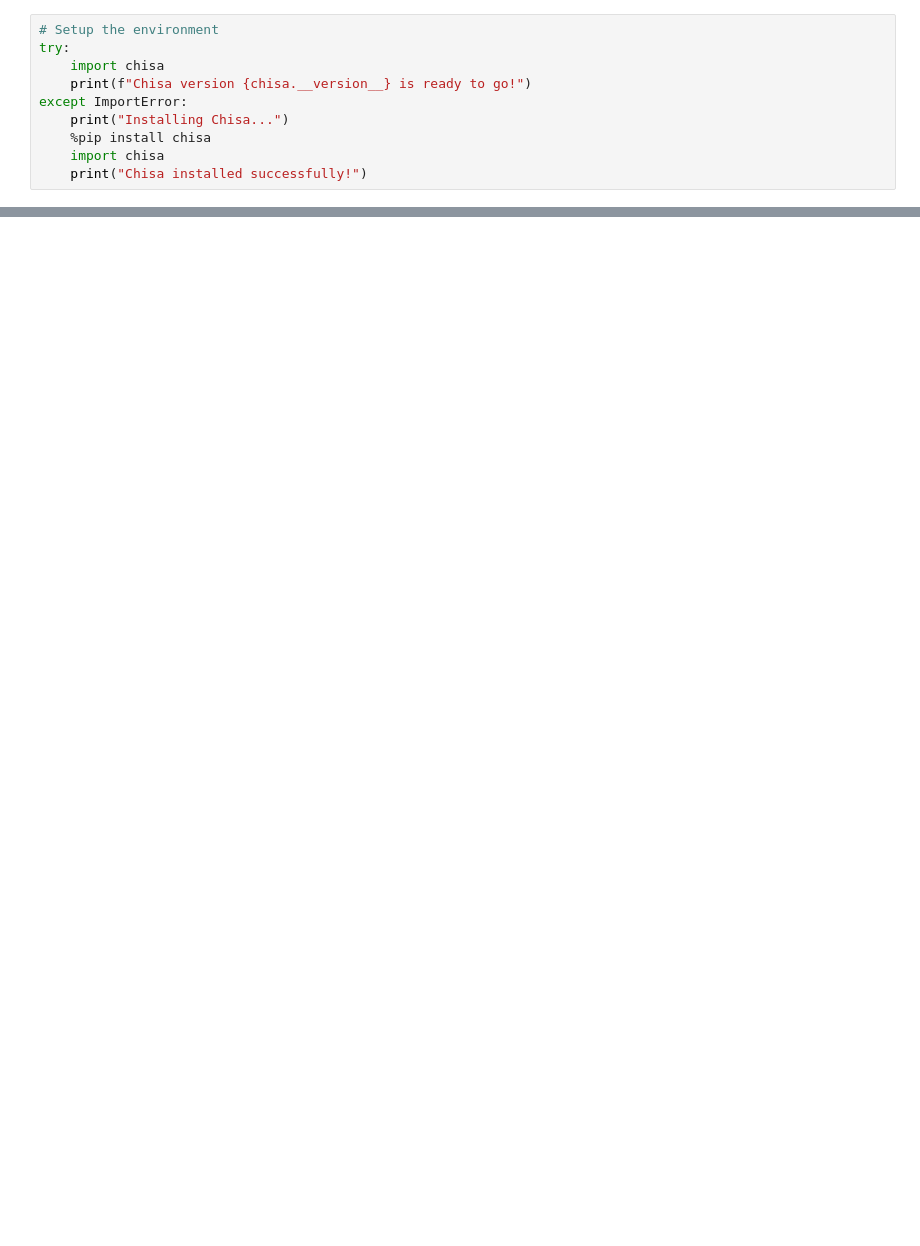
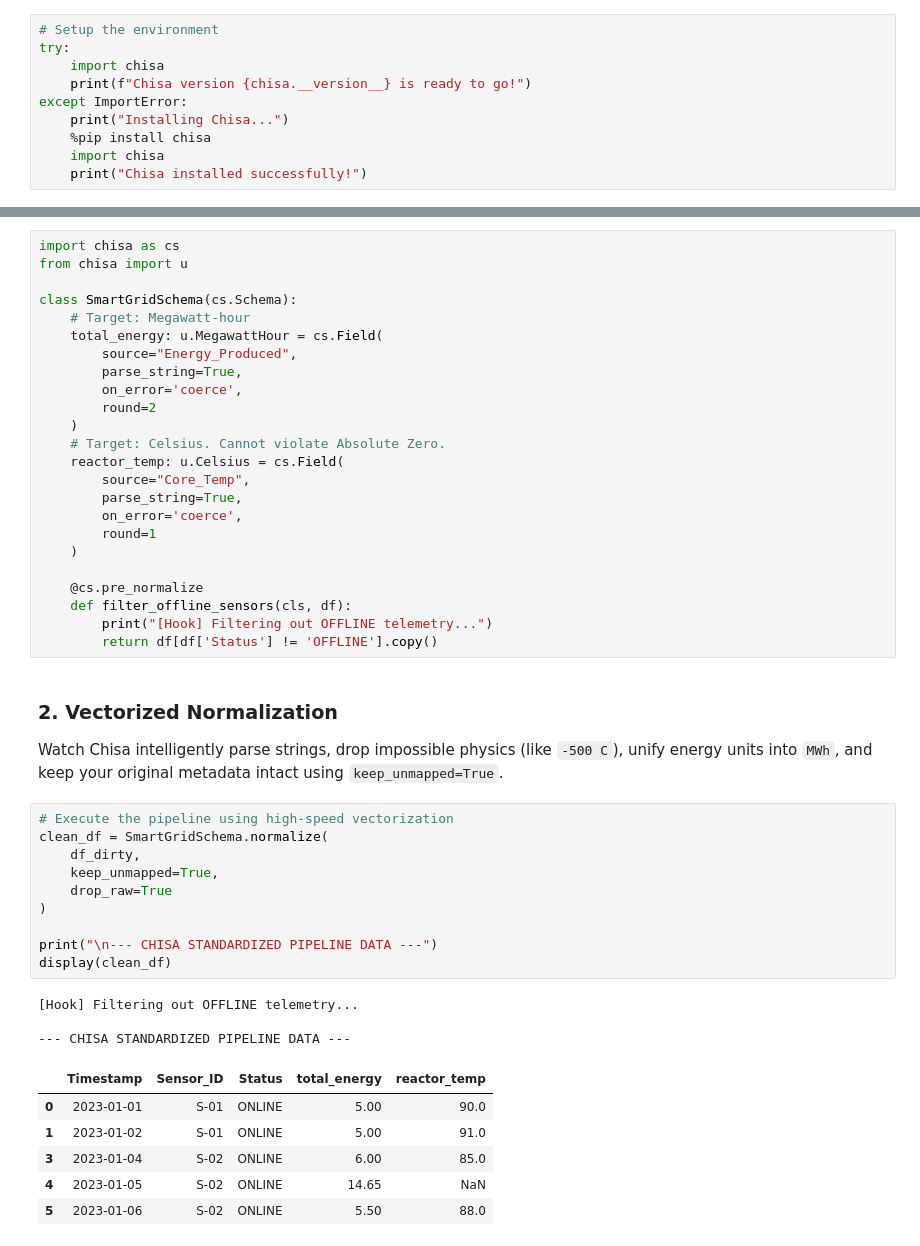
Before and after one commit to rannd1nt/phaethon, a Jupyter notebook: examples/T02_Chisa_RealWorld_Workflow.ipynb, the cells around one changed output, grey strips where cells are left out. Saved outputs shown, nothing was run; the diff lists cells and outputs as text; blank space fills up the shorter version.

```diff
--- a/examples/T02_Chisa_RealWorld_Workflow.ipynb
+++ b/examples/T02_Chisa_RealWorld_Workflow.ipynb
@@ -127,0 +43,47 @@ plt.show()
+# %%
+import chisa as cs
+from chisa import u
+
+class SmartGridSchema(cs.Schema):
+    # Target: Megawatt-hour
+    total_energy: u.MegawattHour = cs.Field(
+        source="Energy_Produced",
+        parse_string=True,
+        on_error='coerce',
+        round=2
+    )
+    # Target: Celsius. Cannot violate Absolute Zero.
+    reactor_temp: u.Celsius = cs.Field(
+        source="Core_Temp",
+        parse_string=True,
+        on_error='coerce',
+        round=1
+    )
+
+    @cs.pre_normalize
+    def filter_offline_sensors(cls, df):
+        print("[Hook] Filtering out OFFLINE telemetry...")
+        return df[df['Status'] != 'OFFLINE'].copy()
+# %% [markdown]
+### 2. Vectorized Normalization
+Watch Chisa intelligently parse strings, drop impossible physics (like `-500 C`), unify energy units into `MWh`, and keep your original metadata intact using `keep_unmapped=True`.
+# %%
+# Execute the pipeline using high-speed vectorization
+clean_df = SmartGridSchema.normalize(
+    df_dirty,
+    keep_unmapped=True,
+    drop_raw=True
+)
+
+print("\n--- CHISA STANDARDIZED PIPELINE DATA ---")
+display(clean_df)
+# %% [output]
+[Hook] Filtering out OFFLINE telemetry...
+
+--- CHISA STANDARDIZED PIPELINE DATA ---
+|  | Timestamp | Sensor_ID | Status | total_energy | reactor_temp |
+| 0 | 2023-01-01 | S-01 | ONLINE | 5.00 | 90.0 |
+| 1 | 2023-01-02 | S-01 | ONLINE | 5.00 | 91.0 |
+| 3 | 2023-01-04 | S-02 | ONLINE | 6.00 | 85.0 |
+| 4 | 2023-01-05 | S-02 | ONLINE | 14.65 | NaN |
+| 5 | 2023-01-06 | S-02 | ONLINE | 5.50 | 88.0 |
```
Also changed, not shown: parts of 17 cells of this notebook, 57 other files.
